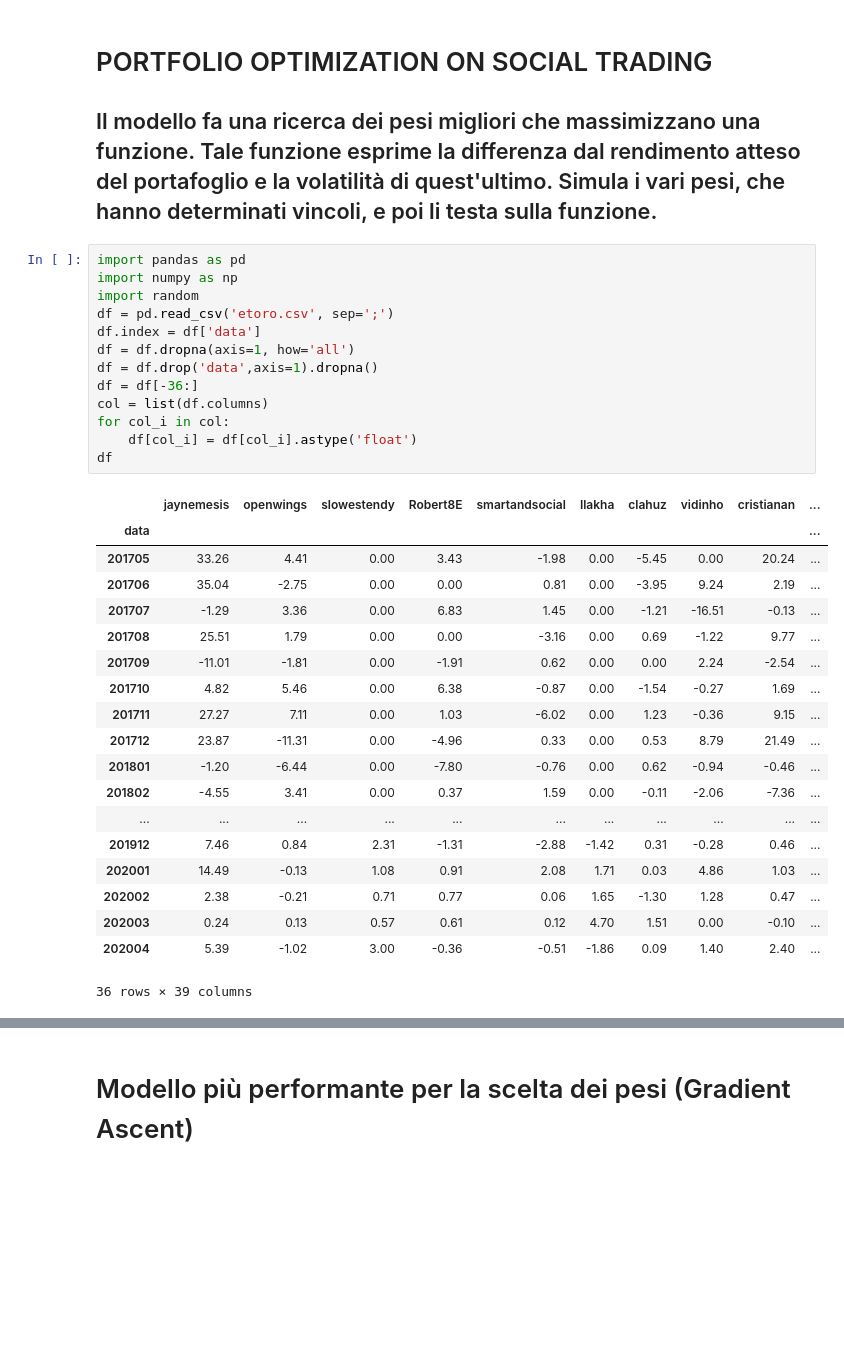
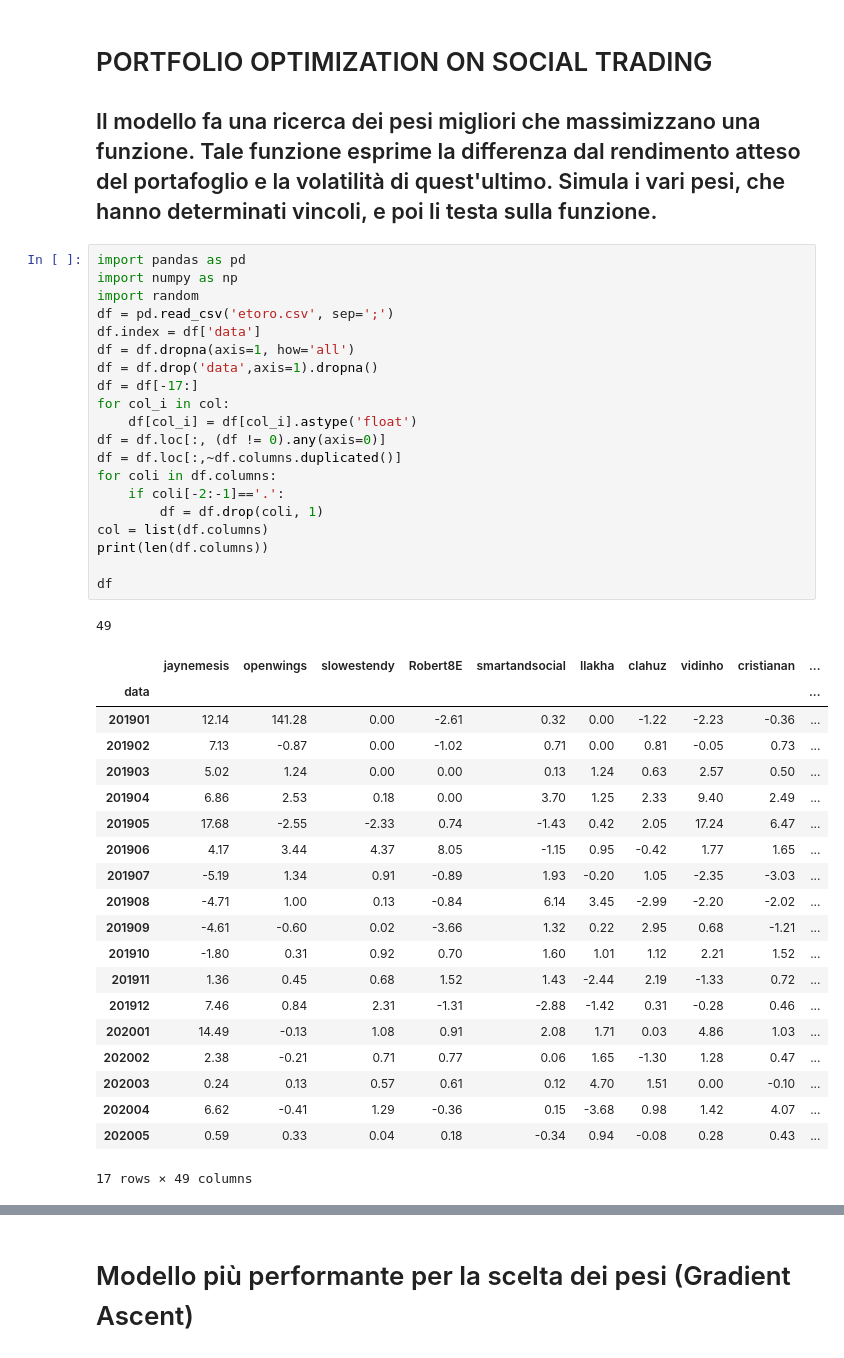
Before and after one commit to David90Mar/Finance, a Jupyter notebook: Portfolio optimization Social Trading.ipynb, the cells around one changed output, grey strips where cells are left out. Saved outputs shown, nothing was run; the diff lists cells and outputs as text; blank space fills up the shorter version.

```diff
--- a/Portfolio optimization Social Trading.ipynb
+++ b/Portfolio optimization Social Trading.ipynb
@@ -6,33 +6,42 @@
 # %%
 import pandas as pd
 import numpy as np
 import random
 df = pd.read_csv('etoro.csv', sep=';')
 df.index = df['data']
 df = df.dropna(axis=1, how='all')
 df = df.drop('data',axis=1).dropna()
-df = df[-36:]
-col = list(df.columns)
+df = df[-17:]
 for col_i in col:
     df[col_i] = df[col_i].astype('float')
+df = df.loc[:, (df != 0).any(axis=0)]
+df = df.loc[:,~df.columns.duplicated()]
+for coli in df.columns:
+    if coli[-2:-1]=='.':
+        df = df.drop(coli, 1)
+col = list(df.columns)
+print(len(df.columns))
+
 df
 # %% [output]
+49
 |  | jaynemesis | openwings | slowestendy | Robert8E | smartandsocial | Ilakha | clahuz | vidinho | cristianan | ... |
 | data |  |  |  |  |  |  |  |  |  | ... |
-| 201705 | 33.26 | 4.41 | 0.00 | 3.43 | -1.98 | 0.00 | -5.45 | 0.00 | 20.24 | ... |
-| 201706 | 35.04 | -2.75 | 0.00 | 0.00 | 0.81 | 0.00 | -3.95 | 9.24 | 2.19 | ... |
-| 201707 | -1.29 | 3.36 | 0.00 | 6.83 | 1.45 | 0.00 | -1.21 | -16.51 | -0.13 | ... |
-| 201708 | 25.51 | 1.79 | 0.00 | 0.00 | -3.16 | 0.00 | 0.69 | -1.22 | 9.77 | ... |
-| 201709 | -11.01 | -1.81 | 0.00 | -1.91 | 0.62 | 0.00 | 0.00 | 2.24 | -2.54 | ... |
-| 201710 | 4.82 | 5.46 | 0.00 | 6.38 | -0.87 | 0.00 | -1.54 | -0.27 | 1.69 | ... |
-| 201711 | 27.27 | 7.11 | 0.00 | 1.03 | -6.02 | 0.00 | 1.23 | -0.36 | 9.15 | ... |
-| 201712 | 23.87 | -11.31 | 0.00 | -4.96 | 0.33 | 0.00 | 0.53 | 8.79 | 21.49 | ... |
-| 201801 | -1.20 | -6.44 | 0.00 | -7.80 | -0.76 | 0.00 | 0.62 | -0.94 | -0.46 | ... |
-| 201802 | -4.55 | 3.41 | 0.00 | 0.37 | 1.59 | 0.00 | -0.11 | -2.06 | -7.36 | ... |
-| ... | ... | ... | ... | ... | ... | ... | ... | ... | ... | ... |
+| 201901 | 12.14 | 141.28 | 0.00 | -2.61 | 0.32 | 0.00 | -1.22 | -2.23 | -0.36 | ... |
+| 201902 | 7.13 | -0.87 | 0.00 | -1.02 | 0.71 | 0.00 | 0.81 | -0.05 | 0.73 | ... |
+| 201903 | 5.02 | 1.24 | 0.00 | 0.00 | 0.13 | 1.24 | 0.63 | 2.57 | 0.50 | ... |
+| 201904 | 6.86 | 2.53 | 0.18 | 0.00 | 3.70 | 1.25 | 2.33 | 9.40 | 2.49 | ... |
+| 201905 | 17.68 | -2.55 | -2.33 | 0.74 | -1.43 | 0.42 | 2.05 | 17.24 | 6.47 | ... |
+| 201906 | 4.17 | 3.44 | 4.37 | 8.05 | -1.15 | 0.95 | -0.42 | 1.77 | 1.65 | ... |
+| 201907 | -5.19 | 1.34 | 0.91 | -0.89 | 1.93 | -0.20 | 1.05 | -2.35 | -3.03 | ... |
+| 201908 | -4.71 | 1.00 | 0.13 | -0.84 | 6.14 | 3.45 | -2.99 | -2.20 | -2.02 | ... |
+| 201909 | -4.61 | -0.60 | 0.02 | -3.66 | 1.32 | 0.22 | 2.95 | 0.68 | -1.21 | ... |
+| 201910 | -1.80 | 0.31 | 0.92 | 0.70 | 1.60 | 1.01 | 1.12 | 2.21 | 1.52 | ... |
+| 201911 | 1.36 | 0.45 | 0.68 | 1.52 | 1.43 | -2.44 | 2.19 | -1.33 | 0.72 | ... |
 | 201912 | 7.46 | 0.84 | 2.31 | -1.31 | -2.88 | -1.42 | 0.31 | -0.28 | 0.46 | ... |
 | 202001 | 14.49 | -0.13 | 1.08 | 0.91 | 2.08 | 1.71 | 0.03 | 4.86 | 1.03 | ... |
 | 202002 | 2.38 | -0.21 | 0.71 | 0.77 | 0.06 | 1.65 | -1.30 | 1.28 | 0.47 | ... |
 | 202003 | 0.24 | 0.13 | 0.57 | 0.61 | 0.12 | 4.70 | 1.51 | 0.00 | -0.10 | ... |
-| 202004 | 5.39 | -1.02 | 3.00 | -0.36 | -0.51 | -1.86 | 0.09 | 1.40 | 2.40 | ... |
+| 202004 | 6.62 | -0.41 | 1.29 | -0.36 | 0.15 | -3.68 | 0.98 | 1.42 | 4.07 | ... |
+| 202005 | 0.59 | 0.33 | 0.04 | 0.18 | -0.34 | 0.94 | -0.08 | 0.28 | 0.43 | ... |
-36 rows × 39 columns
+17 rows × 49 columns
```
Also changed, not shown: parts of 7 cells of this notebook.
